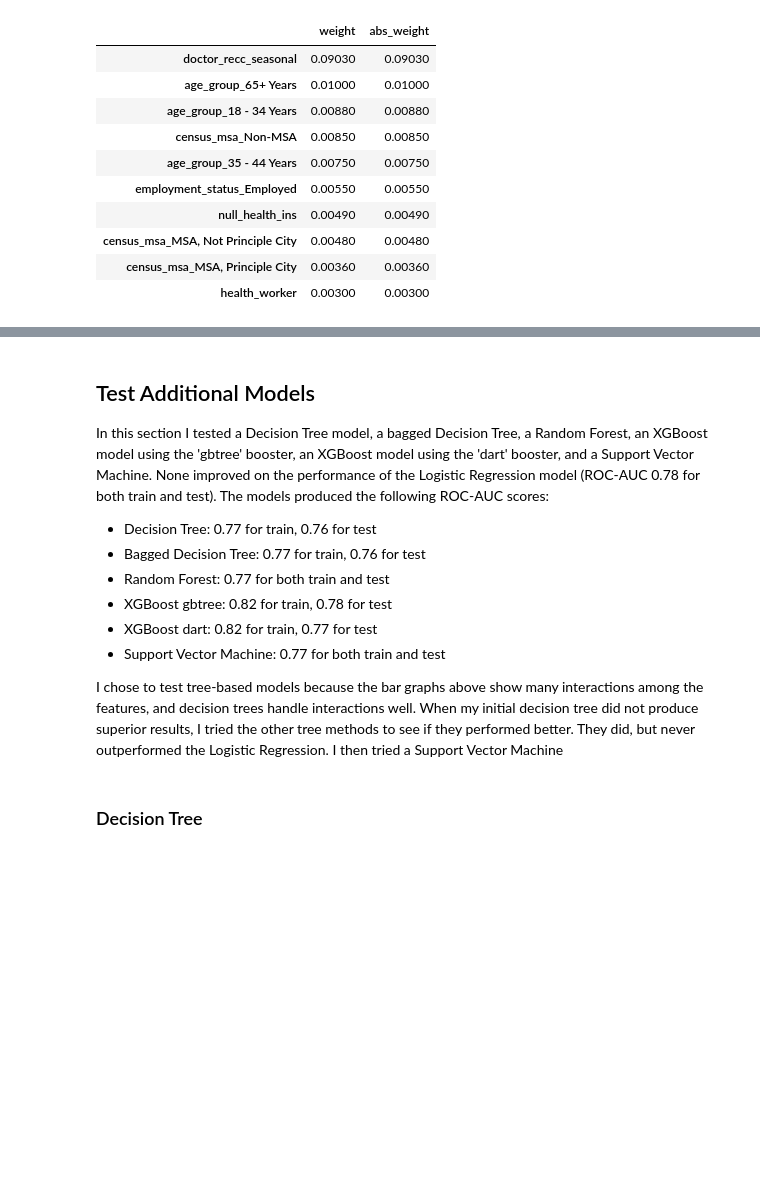
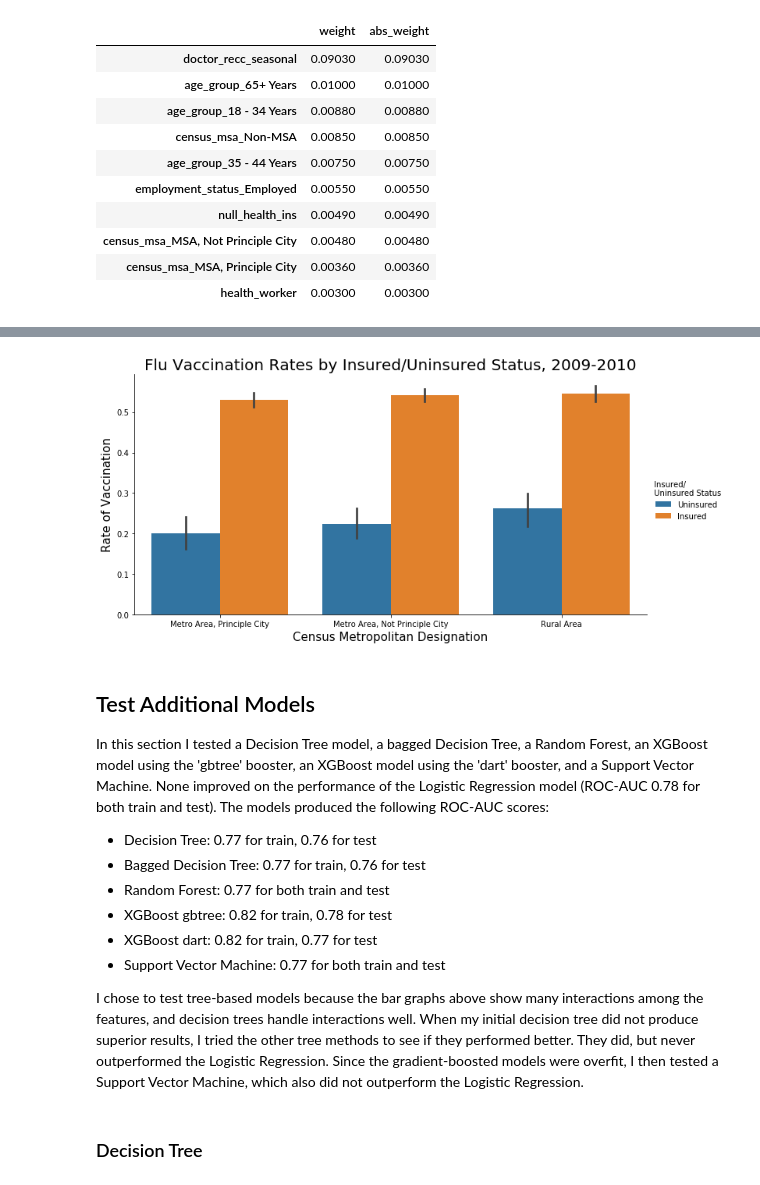
Before and after one commit to lilisbeit/Targeted-Flu-Vaccination-Outreach, a Jupyter notebook: final-model.ipynb, the cells around one changed output, grey strips where cells are left out. Drawn from its saved outputs; the diff is of its cells as text; code cells hidden in the pictures; blank space fills up the shorter version.

```diff
--- a/final-model.ipynb
+++ b/final-model.ipynb
@@ -1084,3 +1118,21 @@ top_ten
+# %%
+# create a plot to show importance of health insurance
+
+ax = sns.catplot(data=age_plot, x='census_msa', y='seasonal_vaccine', hue='health_insurance', kind='bar', height=5, aspect=2)
+plt.title('Flu Vaccination Rates by Insured/Uninsured Status, 2009-2010', fontsize=20)
+plt.xlabel('Census Metropolitan Designation', fontsize=15)
+plt.ylabel('Rate of Vaccination', fontsize=15)
+# title
+new_title = ' Insured/ \n Uninsured Status'
+ax._legend.set_title(new_title)
+# replace legend labels
+new_labels = ['Uninsured', 'Insured']
+for t, l in zip(ax._legend.texts, new_labels): t.set_text(l)
+# replace xtick labels
+ax.set_xticklabels(['Metro Area, Principle City', 'Metro Area, Not Principle City', 'Rural Area'])
+plt.savefig('images/insurance.png')
+# %% [output]
+[figure, added]
 # %% [markdown]
 ## Test Additional Models
 
@@ -1093,7 +1145,7 @@ In this section I tested a Decision Tree model, a bagged Decision Tree, a Random
 * XGBoost dart: 0.82 for train, 0.77 for test
 * Support Vector Machine: 0.77 for both train and test
 
-I chose to test tree-based models because the bar graphs above show many interactions among the features, and decision trees handle interactions well.  When my initial decision tree did not produce superior results, I tried the other tree methods to see if they performed better.  They did, but never outperformed the Logistic Regression.  I then tried a Support Vector Machine
+I chose to test tree-based models because the bar graphs above show many interactions among the features, and decision trees handle interactions well.  When my initial decision tree did not produce superior results, I tried the other tree methods to see if they performed better.  They did, but never outperformed the Logistic Regression.  Since the gradient-boosted models were overfit, I then tested a Support Vector Machine, which also did not outperform the Logistic Regression.
 # %% [markdown]
 ### Decision Tree
 # %%
```
Also changed, not shown: parts of 43 cells of this notebook, 7 other files.
